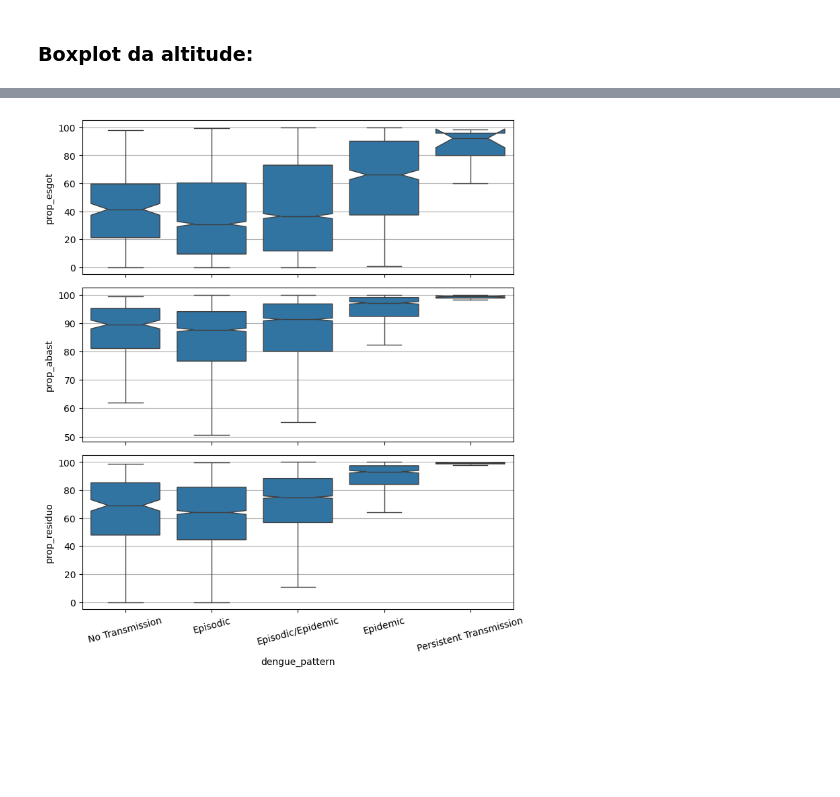
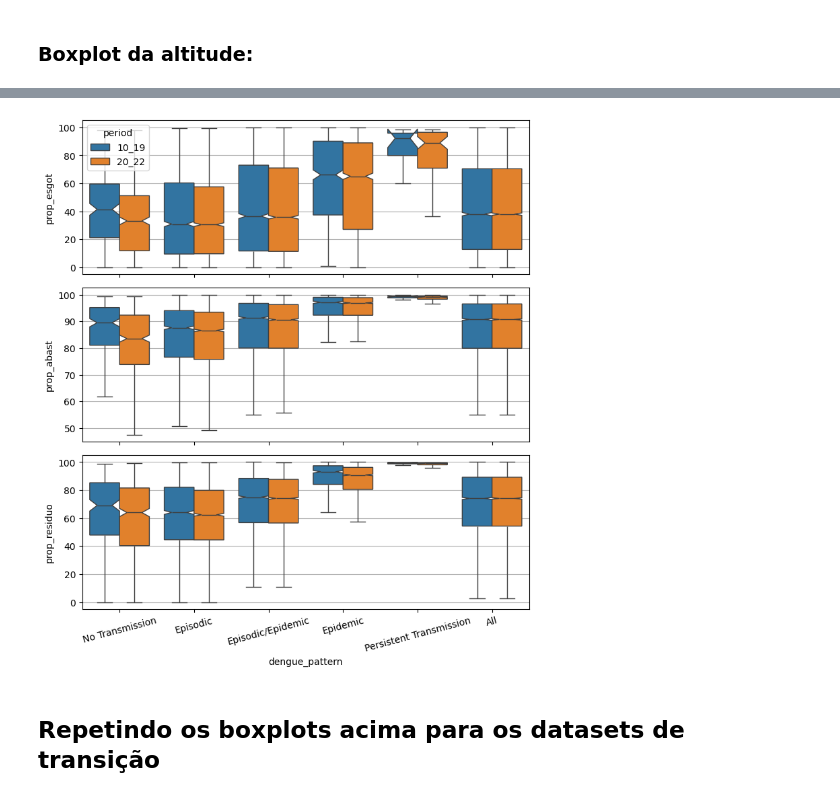
Before and after one commit to iasmimalmeida/Epidynamics, a Jupyter notebook: Phyton/make_boxplot.ipynb, the cells around one changed output, grey strips where cells are left out. Drawn from its saved outputs; the diff is of its cells as text; code cells hidden in the pictures; blank space fills up the shorter version.

```diff
--- a/Phyton/make_boxplot.ipynb
+++ b/Phyton/make_boxplot.ipynb
@@ -302,14 +400,16 @@ df_perfis.head()
 # %%
-df_det = pd.read_csv('../Determinantes/banco_determinantes_fim.csv',encoding='latin-1', sep = ';')
+df_det = pd.read_csv('../Determinantes/Tabelas/banco_determinantes_fim.csv',encoding='latin-1', sep = ';')
 
-df_det = df_det.merge(df_perfis, left_on='muni_code', right_on = 'muni_code')
+df_det_10_19 = df_det.merge(df_perfis_10_19, left_on='muni_code', right_on = 'muni_code')
 
-df_det.loc[:, 'dengue_pattern'] = df_det.dengue_pattern.replace(update_prof)
+df_det_10_19.loc[:, 'dengue_pattern'] = df_det_10_19.dengue_pattern.replace(update_prof)
 
 for col in ['altitude', 'prop_esgot', 'prop_abast', 'prop_residuo']:
-    df_det[col] = df_det[col].str.replace(',', '.').astype(float)
+    df_det_10_19[col] = df_det_10_19[col].str.replace(',', '.').astype(float)
 
-df_det.head()
+df_det_10_19['period'] = '10_19'
+
+df_det_10_19.head()
 # %% [output]
 |  | muni_code | muni_name | uf_code | uf_acr | tipo_regiao | bioma | altitude | koppen | pop22 | prop_esgot | ... |
 | 0 | 1100015 | Alta Floresta D'oeste | 11 | RO | não metropolitana | amazonia | 246.08 | Am | 21558 | 2.24 | ... |
@@ -317,3 +417,14 @@ df_det.head()
 | 2 | 1100031 | Cabixi | 11 | RO | não metropolitana | amazonia | 224.18 | Am | 5107 | 21.01 | ... |
 | 3 | 1100049 | Cacoal | 11 | RO | metropolitana | amazonia | 229.95 | Am | 92202 | 54.03 | ... |
 | 4 | 1100056 | Cerejeiras | 11 | RO | não metropolitana | amazonia | 192.22 | Am | 15237 | 16.73 | ... |
+# %%
+df_det_20_22 = df_det.merge(df_perfis_20_22, left_on='muni_code', right_on = 'muni_code')
+
+df_det_20_22.loc[:, 'dengue_pattern'] = df_det_20_22.dengue_pattern.replace(update_prof)
+
+for col in ['altitude', 'prop_esgot', 'prop_abast', 'prop_residuo']:
+    df_det_20_22[col] = df_det_20_22[col].str.replace(',', '.').astype(float)
+
+df_det_20_22['period'] = '20_22'
+
+df_det_20_22.head()
@@ -320,3 +438,5 @@ df_det.head()
 # %%
-df_det.dtypes
+df_det_ = pd.concat([df_det_10_19, df_det_20_22])
+
+df_det_.head()
 # %% [output]
@@ -366,26 +490,40 @@ df_det.head()
 # %%
 fig, ax = plt.subplots(3,1, figsize = (7.5,8), sharex = True)
 
-sns.boxplot(x='dengue_pattern', y='prop_esgot', data=df_det, showfliers = False,  order = prof_order, ax=ax[0], notch = True)
+sns.boxplot(x='dengue_pattern', y='prop_esgot', data=df_det_, hue = 'period', showfliers = False,  order = prof_order, ax=ax[0], notch = True,)
+
+sns.boxplot(y='prop_esgot', hue = 'period', data=df_det_, showfliers = False,  ax=ax[0], notch = True, legend =  False)
 
 #ax.set_ylabel('Altitude')
 
 ax[0].grid(True, axis='y')
 
-sns.boxplot(x='dengue_pattern', y='prop_abast', data=df_det, showfliers = False,  order = prof_order, ax=ax[1], notch = True)
+sns.boxplot(x='dengue_pattern', y='prop_abast', data=df_det_, hue = 'period', showfliers = False,  order = prof_order, ax=ax[1], notch = True,
+           legend = False)
+
+sns.boxplot(y='prop_abast', hue = 'period', data=df_det_, showfliers = False,  ax=ax[1], notch = True, legend =  False)
+
 
 ax[1].grid(True, axis='y')
 
-sns.boxplot(x='dengue_pattern', y='prop_residuo', data=df_det, showfliers = False,  order = prof_order, ax=ax[2], notch = True)
+sns.boxplot(x='dengue_pattern', y='prop_residuo', data=df_det_, hue = 'period', showfliers = False,  order = prof_order, ax=ax[2], notch = True,
+           legend = False)
+
+sns.boxplot(y='prop_residuo', hue = 'period', data=df_det_, showfliers = False,  ax=ax[2], notch = True, legend =  False)
+
 
 ax[2].grid(True, axis='y')
 
 #ax.set_title('Boxplot of altitude aggregated by dengue pattern')
+for ax_ in ax.ravel():
+    ax_.set_xticklabels(list(prof_order) + ['All'])
 
 plt.tight_layout()
 plt.xticks(rotation=15)  # Rotate x labels if needed
 
 plt.savefig('../figures/boxplot_ibge.png',  dpi = 300, bbox_inches = 'tight')
 plt.show()
 # %% [output]
-[figure, old version]
+[figure, new version]
+# %% [markdown]
+## Repetindo os boxplots acima para os datasets de transição
```
Also changed, not shown: parts of 42 cells of this notebook, 4 other files.
